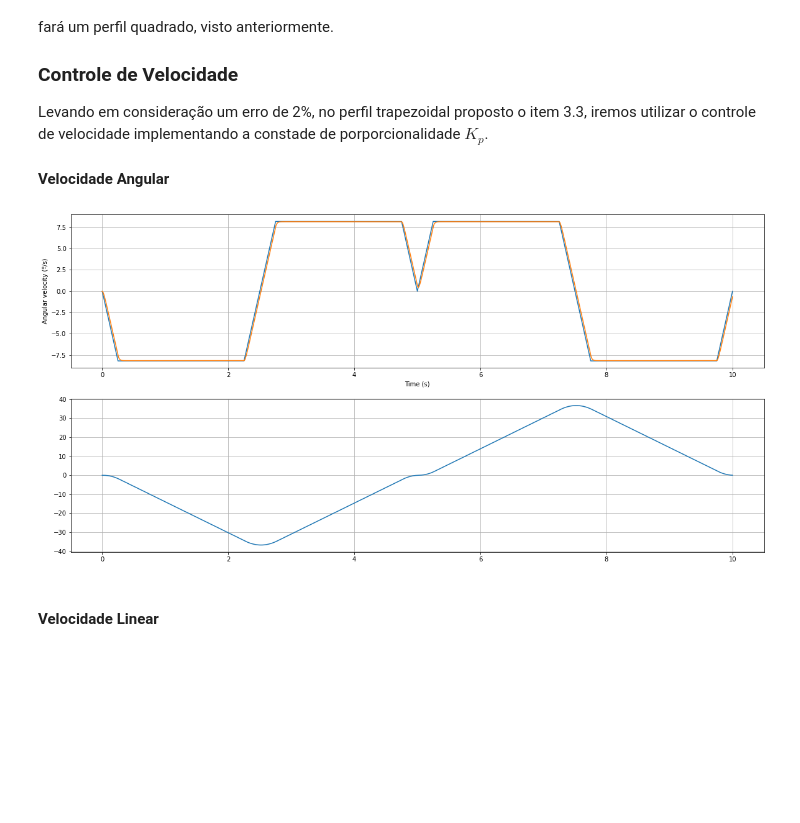
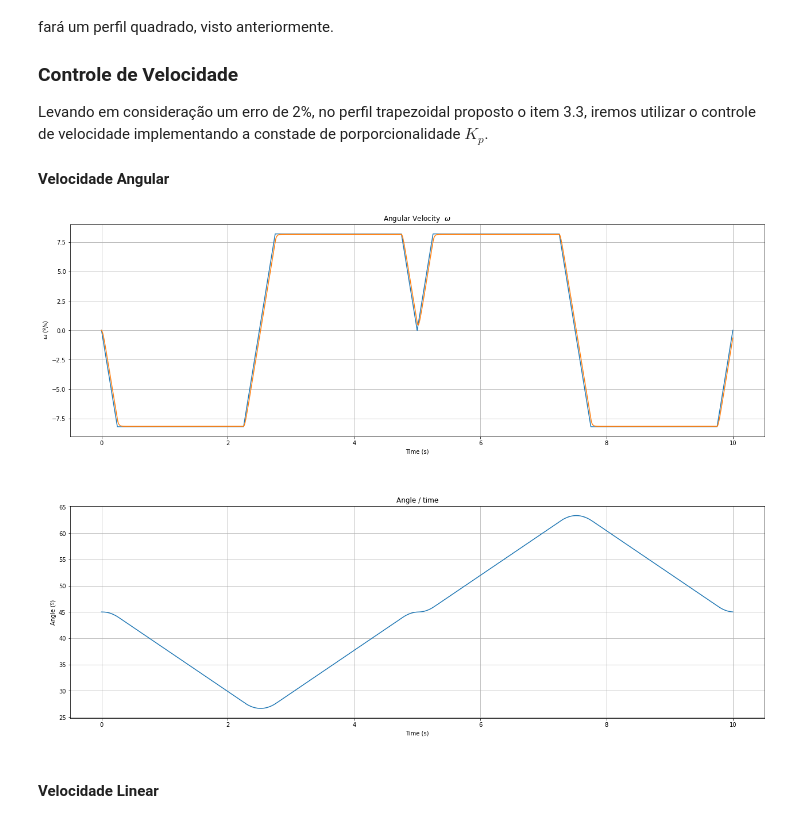
Before and after one commit to Pedro4064/ES101, a Jupyter notebook: ES101 - Robotic Arm/Braço Robótico.ipynb, the cells around one changed output. Saved outputs shown, nothing was run; the diff lists cells and outputs as text; code cells hidden in the pictures; blank space fills up the shorter version.

Commit message:
Added the plot for the r2 over time (the integral of the linear velocity over time graph) + Fixed the formulas for the controlled angular and linear velocities)

```diff
--- a/ES101 - Robotic Arm/Braço Robótico.ipynb
+++ b/ES101 - Robotic Arm/Braço Robótico.ipynb
@@ -898,41 +898,46 @@ u = []
 z = []
 for index,t in enumerate(time):
 
         if index == 0:
-            z.append(0)
+            z.append(45)
             w_velocity.append(0)
             error.append(-8.19)
             u.append( -8.19 * Kp)
 
         else:
 
-            velocity = 1/(0.1/time_interval+0.02)*(u[index-1]+w_velocity[index - 1]/time_interval*0.1)
-            z.append(((w_velocity[index - 1] + velocity) * time_interval ) + z[index - 1])
+            velocity = 1/(0.1/time_interval+0.02)*(u[index-1]+ (J/time_interval) * w_velocity[index - 1])
+            z.append((((w_velocity[index - 1] + velocity) * time_interval )) / 2 + z[index - 1])
             w_velocity.append(velocity)
             error_value = target_angular_velocity[index] - velocity
             error.append(error_value)
             u.append(Kp * error_value)
 
 
 
 # fig = plt.figure(figsize=(20,5))
-fig, plots = plt.subplots(figsize=(20,10) , nrows = 2, ncols = 1)
-
+fig, plots = plt.subplots(figsize=(20,15) , nrows = 2, ncols = 1)
+fig. tight_layout(pad=10.0)
 ############## Angular velocity over time ##############
 plots[0].plot(time,target_angular_velocity, label = 'Target Velocity')
 plots[0].plot(time, w_velocity, label = 'Controlled Velocity')
 
-
-plots[0].set(xlabel = 'Time (s)', ylabel = 'Angular velocity (º/s)')
+plots[0].set_title('Angular Velocity  $\omega$ ')
+plots[0].set(xlabel = 'Time (s)', ylabel = ' $\omega$ (º/s)')
 plots[0].grid()
 
 ################### Angle over time ###################
 plots[1].plot(time, z)
 
+plots[1].set_title('Angle / time')
+plots[1].set(xlabel = 'Time (s)', ylabel = 'Angle (º)')
+
+
+
 plt.grid()
 plt.show()
 # %% [output]
-[figure, old version]
+[figure, new version]
 # %% [markdown]
 #### Velocidade Linear
 # %%
```
Also changed, not shown: parts of 1 cell of this notebook.
